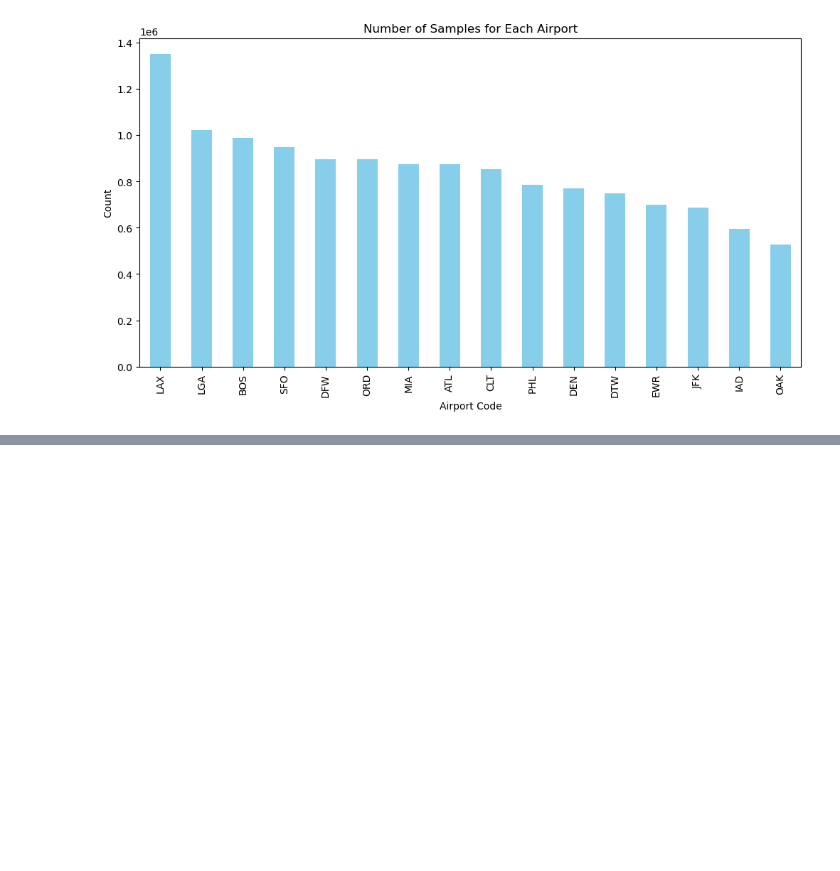
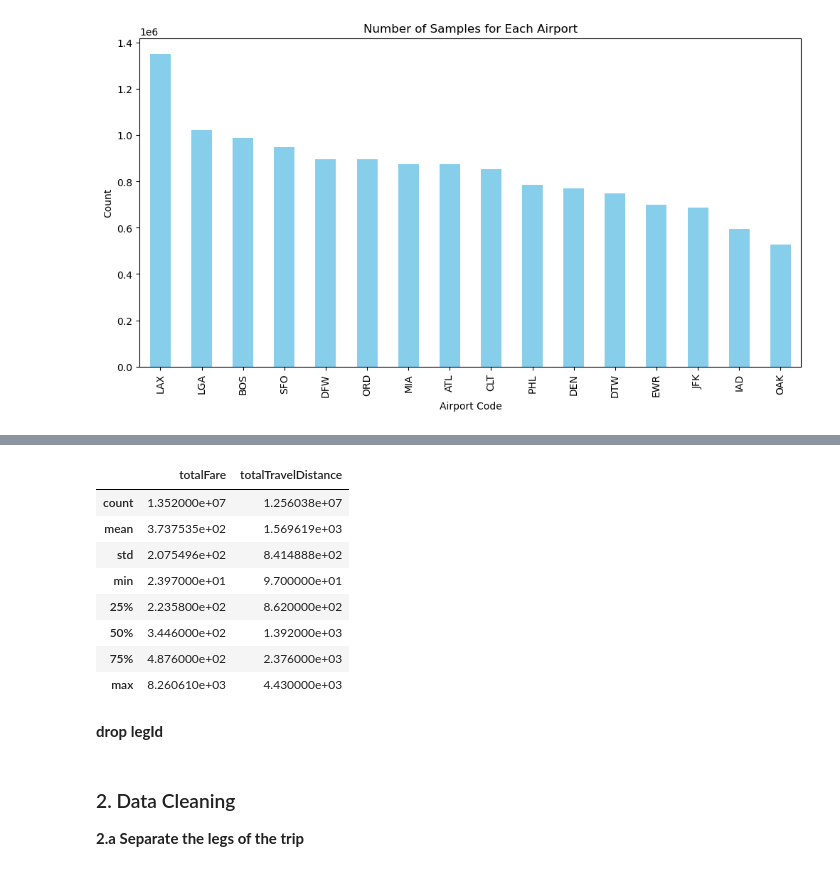
Before and after one commit to Kritz23/adv_mla_at3, a Jupyter notebook: notebooks/Data processing & EDA.ipynb, the cells around one changed output, grey strips where cells are left out. Saved outputs shown, nothing was run; the diff lists cells and outputs as text; code cells hidden in the pictures; blank space fills up the shorter version.

Commit message:
data preprocess/EDA

```diff
--- a/notebooks/Data processing & EDA.ipynb
+++ b/notebooks/Data processing & EDA.ipynb
@@ -104,0 +92,3 @@ combined_df.to_pickle('merged_data.pkl.gz', compression='gzip')
+# %%
+import pandas as pd
+df = pd.read_pickle("../data/interim/merged_data.pkl.gz",compression='gzip')
@@ -104,0 +119,14 @@ combined_df.to_pickle('merged_data.pkl.gz', compression='gzip')
+# %%
+df.describe()
+# %% [output]
+|  | totalFare | totalTravelDistance |
+| count | 1.352000e+07 | 1.256038e+07 |
+| mean | 3.737535e+02 | 1.569619e+03 |
+| std | 2.075496e+02 | 8.414888e+02 |
+| min | 2.397000e+01 | 9.700000e+01 |
+| 25% | 2.235800e+02 | 8.620000e+02 |
+| 50% | 3.446000e+02 | 1.392000e+03 |
+| 75% | 4.876000e+02 | 2.376000e+03 |
+| max | 8.260610e+03 | 4.430000e+03 |
+# %% [markdown]
+**drop legId**
@@ -104,0 +145,3 @@ combined_df.to_pickle('merged_data.pkl.gz', compression='gzip')
+# %% [markdown]
+### 2. Data Cleaning
+**2.a Separate the legs of the trip**
```
Also changed, not shown: parts of 28 cells of this notebook.
